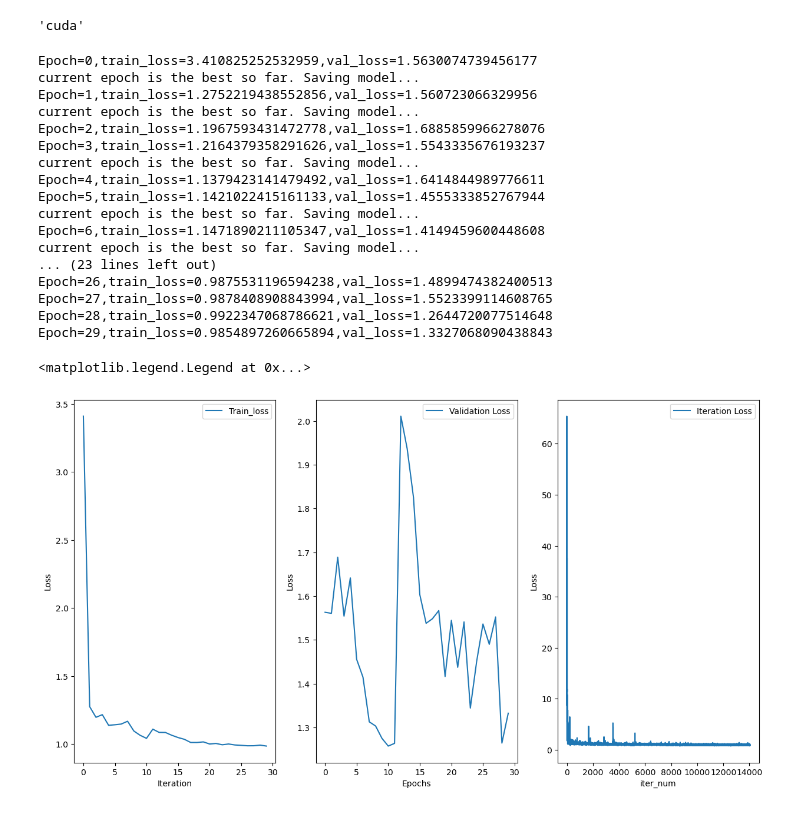
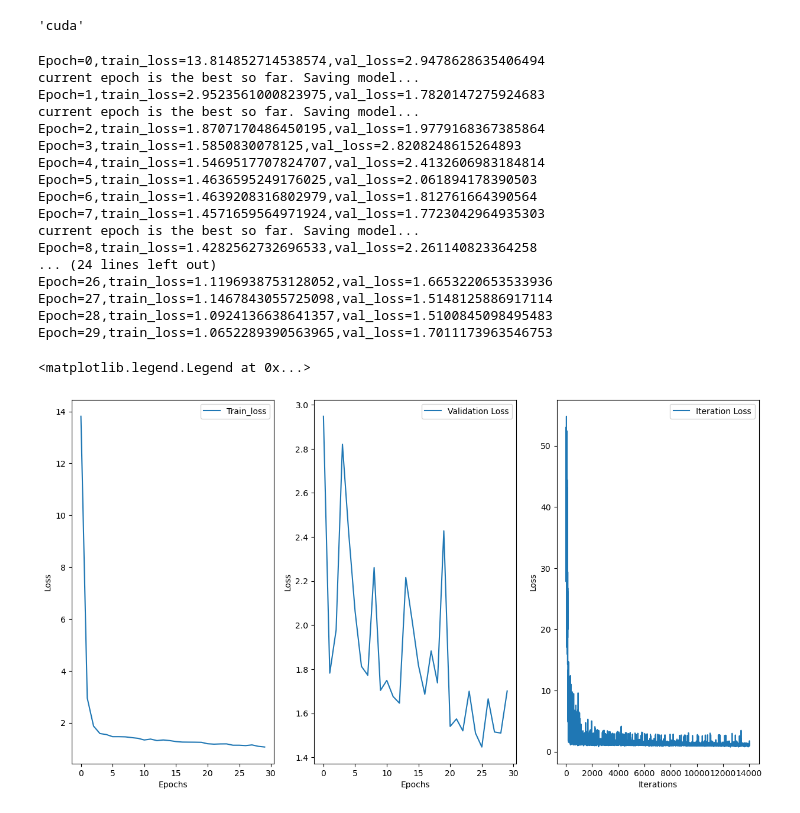
Before and after one commit to zhengyuntao123/Top-K-MMOE, a Jupyter notebook: baseline.ipynb, the cells around one changed output. Saved outputs shown, nothing was run; the diff lists cells and outputs as text; code cells hidden in the pictures.

```diff
--- a/baseline.ipynb
+++ b/baseline.ipynb
@@ -219,5 +251,5 @@ class MMoE(nn.Module):
 # %%
-mmoe = MMoE(feature_dim=30,expert_dim=32,n_expert=4,n_task=2,use_gate=True)
+mmoe = MMoE(feature_dim=feature_dim,expert_dim=expert_dim,n_expert=n_expert,n_task=n_task,use_gate=use_gate, gate_dropout=gate_dropout, expert_dropout=expert_dropout, tower_dropout=tower_dropout)
 
 nParams = sum([p.nelement() for p in mmoe.parameters()])
 print('Number of parameters: %d' % nParams)
@@ -243,8 +265,13 @@ if not os.path.exists("model/"):
     os.makedirs("model/")
 # %%
 def train(mymodel, lr, N_epochs, batch_size):
+    global writer
+    log_dir = os.path.join("logs/exp1", datetime.now().strftime("%Y-%m-%d_%H-%M-%S"))
+    writer = SummaryWriter(log_dir=log_dir)
+    global tot_iters
+    tot_iters = 0
     mymodel = mymodel.to(device)
-    loss_fun = nn.BCEWithLogitsLoss()
+    loss_fun = nn.BCELoss()
     optimizer = torch.optim.Adam(mymodel.parameters(), lr=lr)
     adam_batch_loss = []
     losses = []
@@ -252,11 +279,11 @@ def train(mymodel, lr, N_epochs, batch_size):
     best_loss = float("inf")
     train_dataloader = DataLoader(train_dataset, batch_size=batch_size, shuffle=True, drop_last=True)
     val_dataloader = DataLoader(val_dataset, batch_size=batch_size, shuffle=True, drop_last=True)
-    tot_iters=0
 
     for epoch in range(N_epochs):
         # train loop
         batch_loss = []
+        mymodel.train()
         for x_d_batch, x_c_batch, y1_batch, y2_batch in train_dataloader:
             tot_iters+=1
 
@@ -269,7 +296,11 @@ def train(mymodel, lr, N_epochs, batch_size):
             y1_pred = y1_pred.squeeze(1)
             y2_pred = y2_pred.squeeze(1)
 
-            loss = loss_fun(y1_pred, y1_batch) + loss_fun(y2_pred, y2_batch)  # 此处令两个任务的损失值权重均为1
+            loss1 = loss_fun(y1_pred, y1_batch)
+            loss2 = loss_fun(y2_pred, y2_batch)
+            writer.add_scalar(f"loss1", loss1, tot_iters)
+            writer.add_scalar(f"loss2", loss2, tot_iters)
+            loss = loss1+loss2  # 此处令两个任务的损失值权重均为1
 
             optimizer.zero_grad()
             loss.backward()
@@ -281,6 +312,7 @@ def train(mymodel, lr, N_epochs, batch_size):
 
         # val loop
         val_batch_loss = []
+        mymodel.eval()
         for x_d_batch, x_c_batch, y1_batch, y2_batch in val_dataloader:
             x_d_batch = x_d_batch.to(device)
             x_c_batch = x_c_batch.to(device)
@@ -291,7 +323,7 @@ def train(mymodel, lr, N_epochs, batch_size):
             y1_pred = y1_pred.squeeze(1)
             y2_pred = y2_pred.squeeze(1)
 
-            loss = loss_fun(y1_pred, y1_batch) + loss_fun(y2_pred, y2_batch)  # 此处令两个任务的损失值权重均为1
+            loss = loss_fun(y1_pred, y1_batch) + loss_fun(y2_pred, y2_batch)
 
             # record result
             val_batch_loss.append(loss.detach().cpu().numpy())
@@ -302,61 +334,65 @@ def train(mymodel, lr, N_epochs, batch_size):
 
         # print progress
         print(f"Epoch={epoch},train_loss={losses[-1]},val_loss={val_losses[-1]}")
+        writer.add_scalar(f"train_loss", losses[-1], epoch)
+        writer.add_scalar(f"val_loss", val_losses[-1], epoch)
 
         # save best model
         if (val_losses[-1] < best_loss):
             print("current epoch is the best so far. Saving model...")
-            torch.save(mymodel.state_dict(), f'model/best_model_{lr}_{N_epochs}_{batch_size}')
+            torch.save(mymodel.state_dict(), f'model/best_model_{lr}_{N_epochs}_{batch_size}_{gate_dropout}_{expert_dropout}_{tower_dropout}')
             best_loss = val_losses[-1]
 
-    return losses, val_losses, adam_batch_loss, tot_iters
+    writer.close()
+
+    return losses, val_losses, adam_batch_loss
 # %%
 batch_size=64
 N_epochs=30
-lr=0.001
+lr=0.0001
 # %%
-losses, val_losses, adam_batch_loss, tot_iters = train(mymodel=mmoe, lr=lr, N_epochs=N_epochs, batch_size=batch_size)
+losses, val_losses, adam_batch_loss= train(mymodel=mmoe, lr=lr, N_epochs=N_epochs, batch_size=batch_size)
 # %% [output]
-Epoch=0,train_loss=3.410825252532959,val_loss=1.5630074739456177
+Epoch=0,train_loss=13.814852714538574,val_loss=2.9478628635406494
 current epoch is the best so far. Saving model...
-Epoch=1,train_loss=1.2752219438552856,val_loss=1.560723066329956
+Epoch=1,train_loss=2.9523561000823975,val_loss=1.7820147275924683
 current epoch is the best so far. Saving model...
-Epoch=2,train_loss=1.1967593431472778,val_loss=1.6885859966278076
-Epoch=3,train_loss=1.2164379358291626,val_loss=1.5543335676193237
+Epoch=2,train_loss=1.8707170486450195,val_loss=1.9779168367385864
+Epoch=3,train_loss=1.5850830078125,val_loss=2.8208248615264893
+Epoch=4,train_loss=1.5469517707824707,val_loss=2.4132606983184814
+Epoch=5,train_loss=1.4636595249176025,val_loss=2.061894178390503
+Epoch=6,train_loss=1.4639208316802979,val_loss=1.812761664390564
+Epoch=7,train_loss=1.4571659564971924,val_loss=1.7723042964935303
 current epoch is the best so far. Saving model...
-Epoch=4,train_loss=1.1379423141479492,val_loss=1.6414844989776611
-Epoch=5,train_loss=1.1421022415161133,val_loss=1.4555333852767944
-current epoch is the best so far. Saving model...
-Epoch=6,train_loss=1.1471890211105347,val_loss=1.4149459600448608
-current epoch is the best so far. Saving model...
-... (23 lines left out)
-Epoch=26,train_loss=0.9875531196594238,val_loss=1.4899474382400513
-Epoch=27,train_loss=0.9878408908843994,val_loss=1.5523399114608765
-Epoch=28,train_loss=0.9922347068786621,val_loss=1.2644720077514648
-Epoch=29,train_loss=0.9854897260665894,val_loss=1.3327068090438843
+Epoch=8,train_loss=1.4282562732696533,val_loss=2.261140823364258
+... (24 lines left out)
+Epoch=26,train_loss=1.1196938753128052,val_loss=1.6653220653533936
+Epoch=27,train_loss=1.1467843055725098,val_loss=1.5148125886917114
+Epoch=28,train_loss=1.0924136638641357,val_loss=1.5100845098495483
+Epoch=29,train_loss=1.0652289390563965,val_loss=1.7011173963546753
 # %%
 # visualization
 fix,axes=plt.subplots(nrows=1,ncols=3,figsize=(15, 8))
 
 axes[0].plot(range(N_epochs),losses,label="Train_loss")
-axes[0].set_xlabel('Iteration')
+axes[0].set_xlabel('Epochs')
 axes[0].set_ylabel('Loss')
 axes[0].legend()
 
 # axes[1].plot(range(N_epochs),best_model_loss[0],label="Train Loss")
 # Validation loss is stable here
 axes[1].plot(range(N_epochs),val_losses,label="Validation Loss")
 axes[1].set_xlabel('Epochs')
 axes[1].set_ylabel('Loss')
 axes[1].legend()
 
 axes[2].plot(range(tot_iters),adam_batch_loss,label="Iteration Loss")
-axes[2].set_xlabel('iter_num')
+axes[2].set_xlabel('Iterations')
 axes[2].set_ylabel('Loss')
 axes[2].legend()
 # %% [output]
 <matplotlib.legend.Legend at 0x...>
-[figure, old version]
+[figure, new version]
 # %%
 x_d_test, x_c_test, y1_test, y2_test= x_d[37500:45000].to(device),x_c[30000:37500].to(device),y1[37500:45000],y2[37500:45000]
 # %%
```
Also changed, not shown: parts of 12 cells of this notebook, 1 other file.
